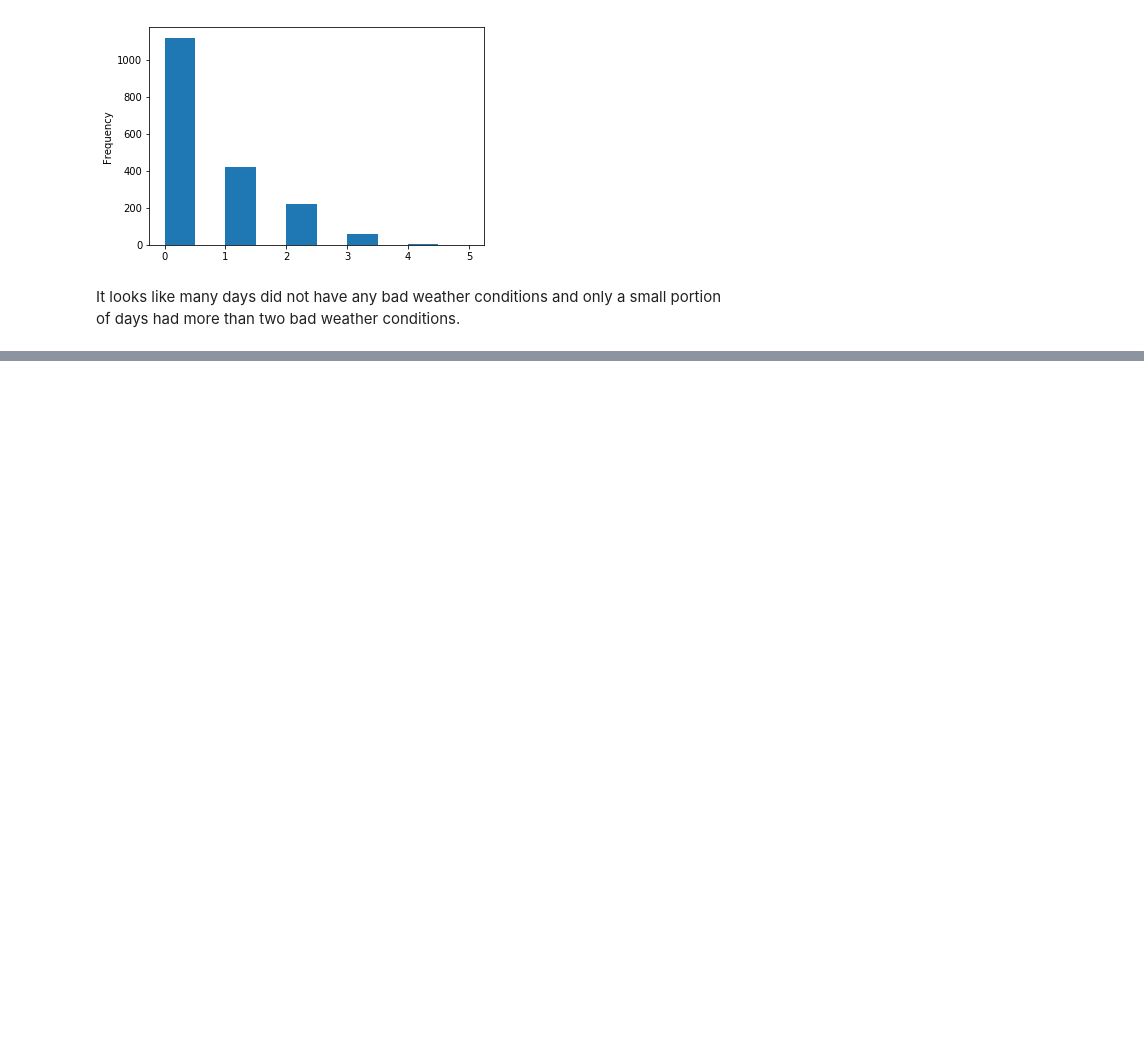
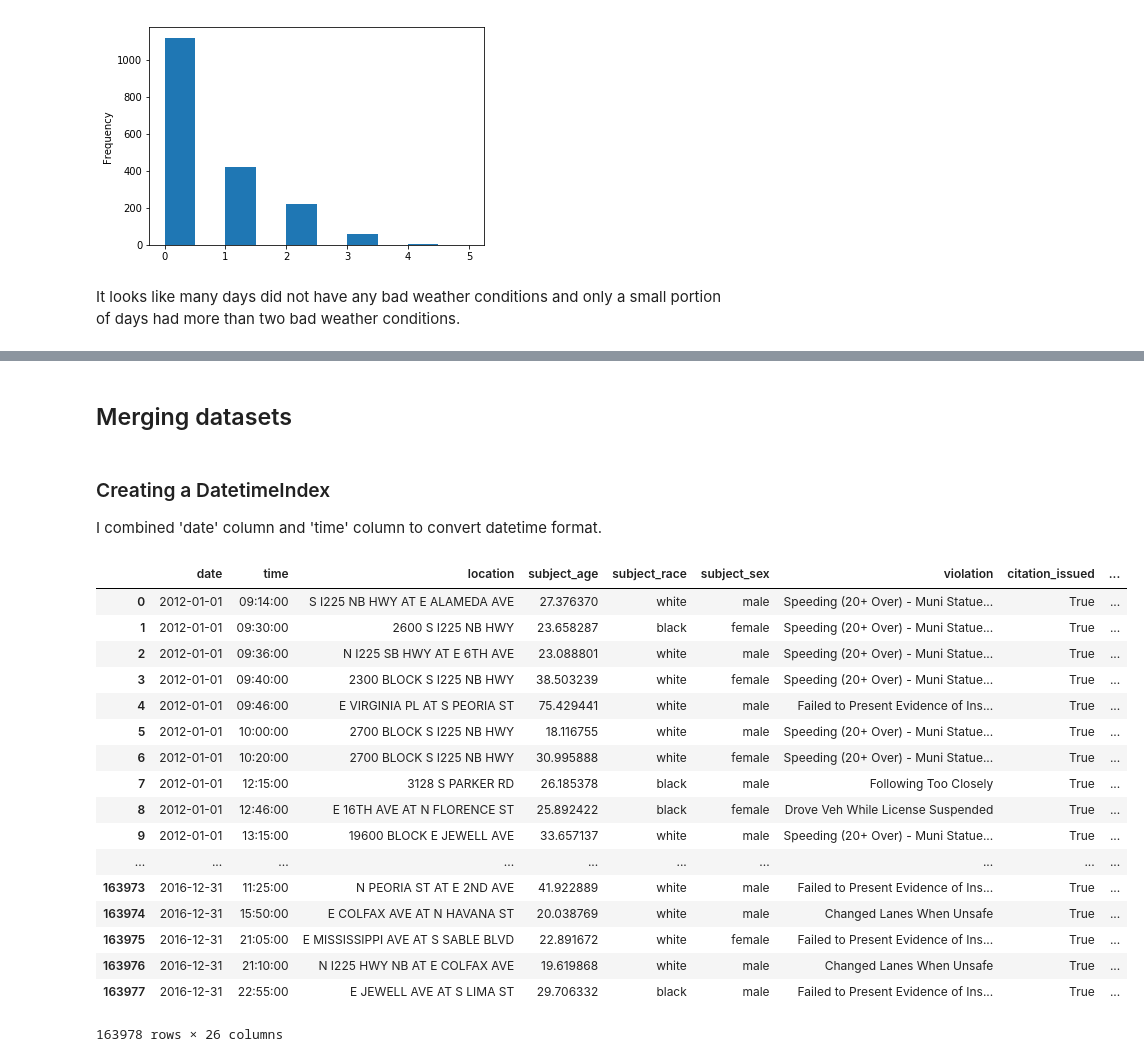
Before and after one commit to Happydogs/Aurora_Policing_Project, a Jupyter notebook: Aurora_Policing_Project.ipynb, the cells around one changed output, grey strips where cells are left out. Cells and saved outputs as stored; diff of their text form; code cells hidden in the pictures; blank space fills up the shorter version.

Commit message:
merge police and weather file but having problem minimize wiolation column

```diff
--- a/Aurora_Policing_Project.ipynb
+++ b/Aurora_Policing_Project.ipynb
@@ -581,0 +691,3 @@ It looks like many days did not have any bad weather conditions and only a small
+# %%
+# Change the data type of 'rating' to category
+weather['rating'] = weather.rating.astype(pd.api.types.CategoricalDtype(ordered = True, categories = cats))
@@ -581,0 +706,32 @@ It looks like many days did not have any bad weather conditions and only a small
+# %% [markdown]
+## Merging datasets
+# %%
+police_weather_data = pd.merge(left = data, right = weather, left_on = 'date', right_on = 'DATE', how = 'left')
+# %% [markdown]
+### Creating a DatetimeIndex
+I combined 'date' column and 'time' column to convert datetime format.
+# %%
+combined = police_weather_data.date.str.cat(police_weather_data.time, sep = ' ' )
+# %%
+police_weather_data['datetime'] = pd.to_datetime(combined)
+# %%
+police_weather_data
+# %% [output]
+|  | date | time | location | subject_age | subject_race | subject_sex | violation | citation_issued | ... |
+| 0 | 2012-01-01 | 09:14:00 | S I225 NB HWY AT E ALAMEDA AVE | 27.376370 | white | male | Speeding (20+ Over) - Muni Statue... | True | ... |
+| 1 | 2012-01-01 | 09:30:00 | 2600 S I225 NB HWY | 23.658287 | black | female | Speeding (20+ Over) - Muni Statue... | True | ... |
+| 2 | 2012-01-01 | 09:36:00 | N I225 SB HWY AT E 6TH AVE | 23.088801 | white | male | Speeding (20+ Over) - Muni Statue... | True | ... |
+| 3 | 2012-01-01 | 09:40:00 | 2300 BLOCK S I225 NB HWY | 38.503239 | white | female | Speeding (20+ Over) - Muni Statue... | True | ... |
+| 4 | 2012-01-01 | 09:46:00 | E VIRGINIA PL AT S PEORIA ST | 75.429441 | white | male | Failed to Present Evidence of Ins... | True | ... |
+| 5 | 2012-01-01 | 10:00:00 | 2700 BLOCK S I225 NB HWY | 18.116755 | white | male | Speeding (20+ Over) - Muni Statue... | True | ... |
+| 6 | 2012-01-01 | 10:20:00 | 2700 BLOCK S I225 NB HWY | 30.995888 | white | female | Speeding (20+ Over) - Muni Statue... | True | ... |
+| 7 | 2012-01-01 | 12:15:00 | 3128 S PARKER RD | 26.185378 | black | male | Following Too Closely | True | ... |
+| 8 | 2012-01-01 | 12:46:00 | E 16TH AVE AT N FLORENCE ST | 25.892422 | black | female | Drove Veh While License Suspended | True | ... |
+| 9 | 2012-01-01 | 13:15:00 | 19600 BLOCK E JEWELL AVE | 33.657137 | white | male | Speeding (20+ Over) - Muni Statue... | True | ... |
+| ... | ... | ... | ... | ... | ... | ... | ... | ... | ... |
+| 163973 | 2016-12-31 | 11:25:00 | N PEORIA ST AT E 2ND AVE | 41.922889 | white | male | Failed to Present Evidence of Ins... | True | ... |
+| 163974 | 2016-12-31 | 15:50:00 | E COLFAX AVE AT N HAVANA ST | 20.038769 | white | male | Changed Lanes When Unsafe | True | ... |
+| 163975 | 2016-12-31 | 21:05:00 | E MISSISSIPPI AVE AT S SABLE BLVD | 22.891672 | white | female | Failed to Present Evidence of Ins... | True | ... |
+| 163976 | 2016-12-31 | 21:10:00 | N I225 HWY NB AT E COLFAX AVE | 19.619868 | white | male | Changed Lanes When Unsafe | True | ... |
+| 163977 | 2016-12-31 | 22:55:00 | E JEWELL AVE AT S LIMA ST | 29.706332 | black | male | Failed to Present Evidence of Ins... | True | ... |
+163978 rows × 26 columns
```
Also changed, not shown: parts of 21 cells of this notebook.
